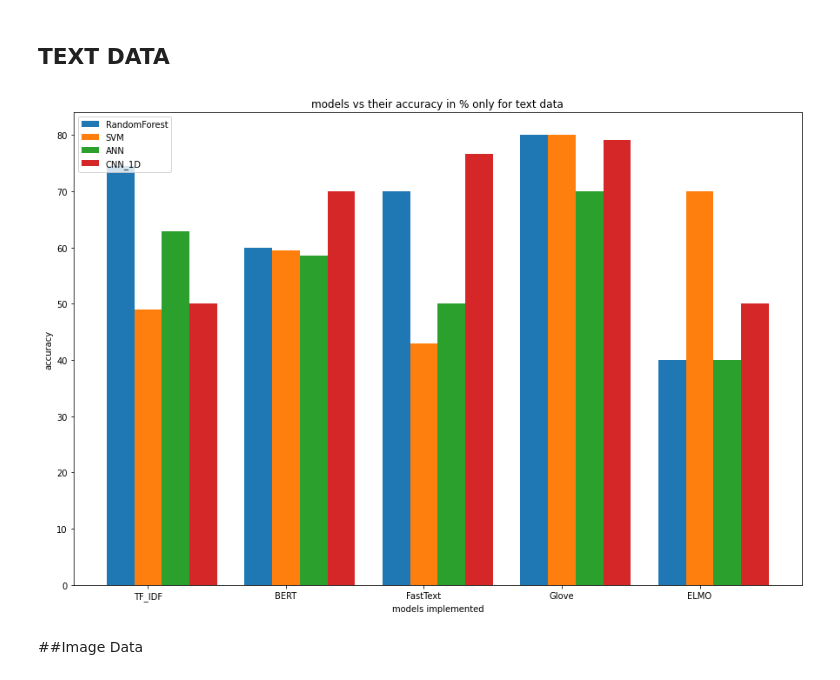
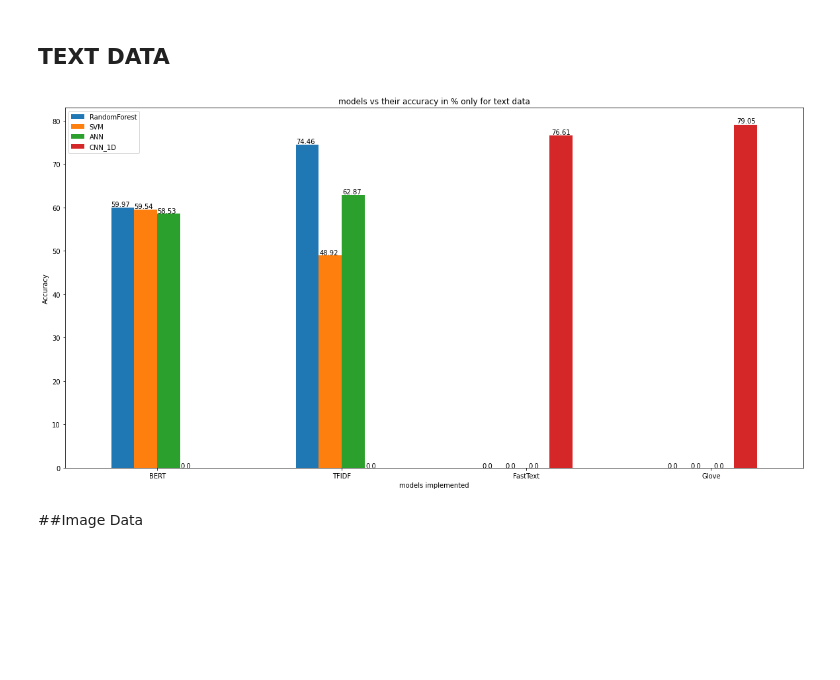
Before and after one commit to PIYALI-bhunia/MultimodelDataPreprocessing, a Jupyter notebook: Plot_Multimodal.ipynb, the cells around one changed output. Drawn from its saved outputs; the diff is of its cells as text; code cells hidden in the pictures; blank space fills up the shorter version.

```diff
--- a/Plot_Multimodal.ipynb
+++ b/Plot_Multimodal.ipynb
@@ -8,27 +5,18 @@ import matplotlib.pyplot as plt
-# %%
-w=0.2
-x=["TF_IDF","BERT","FastText","Glove","ELMO"]
-fig = plt.figure(figsize = (15, 10))
-RandomForest=[74.46,59.97,70,80,40]
-SVM=[48.92,59.54,43,80,70]
-ANN=[62.87,58.53,50,70,40]
-CNN_1D=[50,70,76.61,79.05,50]
-bar1=np.arange(len(x))
-bar2=[i+w for i in bar1]
-bar3=[i+w for i in bar2]
-bar4=[i+w for i in bar3]
-plt.bar(bar1,RandomForest,w,label="RandomForest")
-plt.bar(bar2,SVM,w,label="SVM")
-plt.bar(bar3,ANN,w,label="ANN")
-plt.bar(bar4,CNN_1D,w,label="CNN_1D")
-
-plt.xlabel("models implemented")
-plt.ylabel("accuracy")
-plt.title('models vs their accuracy in % only for text data')
-plt.xticks(bar1+w,x)
-plt.legend(loc='upper left')
-plt.show()
-# %% [output]
-[figure, removed]
+# %%
+import pandas as pd
+import numpy as np
+
+data={'RandomForest':[59.97,74.46,0,0],'SVM':[59.54,48.92,0,0],'ANN':[58.53,62.87,0,0],'CNN_1D':[0,0,76.61,79.05]}
+df=pd.DataFrame(data,columns=['RandomForest','SVM','ANN','CNN_1D'],index=['BERT','TFIDF','FastText','Glove'])
+
+ax = df.plot(kind='bar',figsize=(20, 10),rot=0)
+
+ax.set_title('models vs their accuracy in % only for text data')
+ax.set_xlabel("models implemented")
+ax.set_ylabel("Accuracy")
+for p in ax.patches:
+    ax.annotate(str(p.get_height()), (p.get_x() * 1.005, p.get_height() * 1.005))
+# %% [output]
+[figure, added]
 # %% [markdown]
 ##Image Data
```
Also changed, not shown: parts of 10 cells of this notebook.
